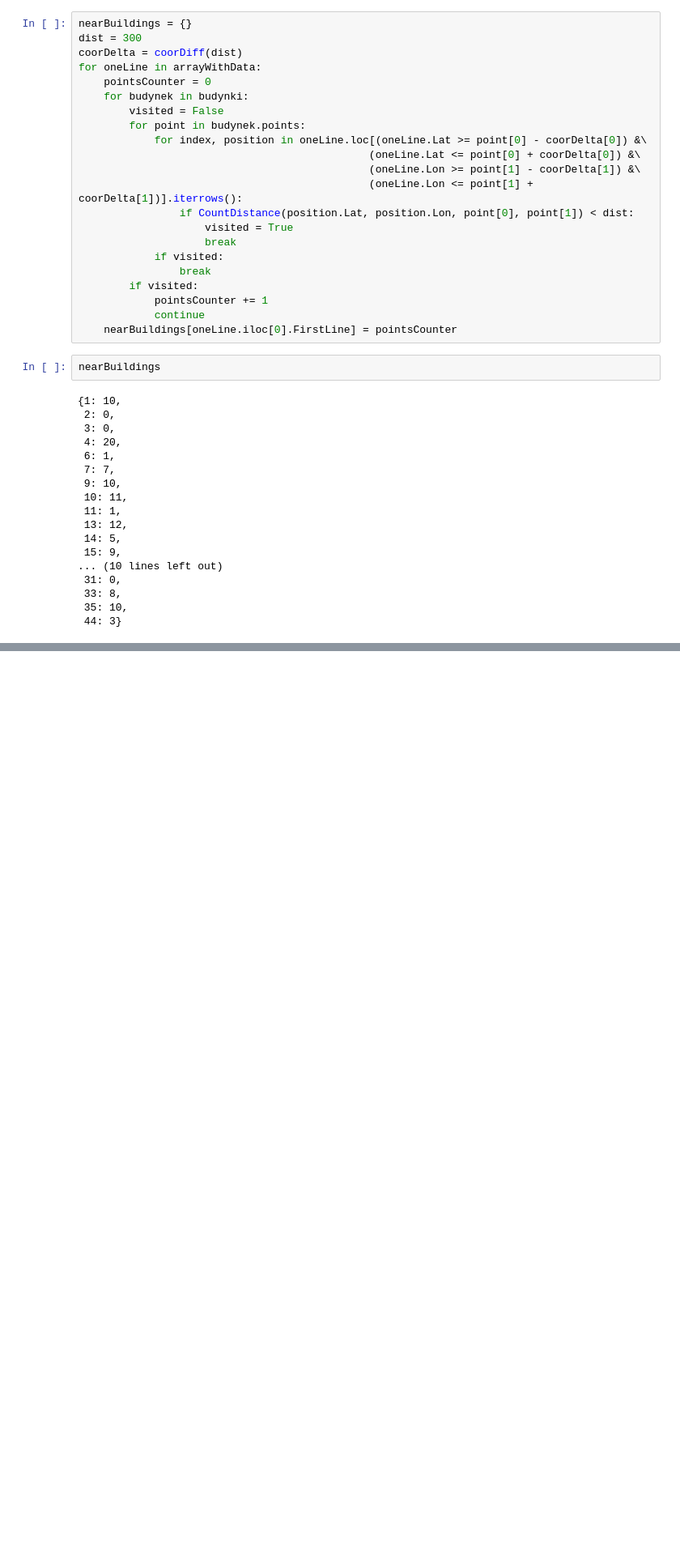
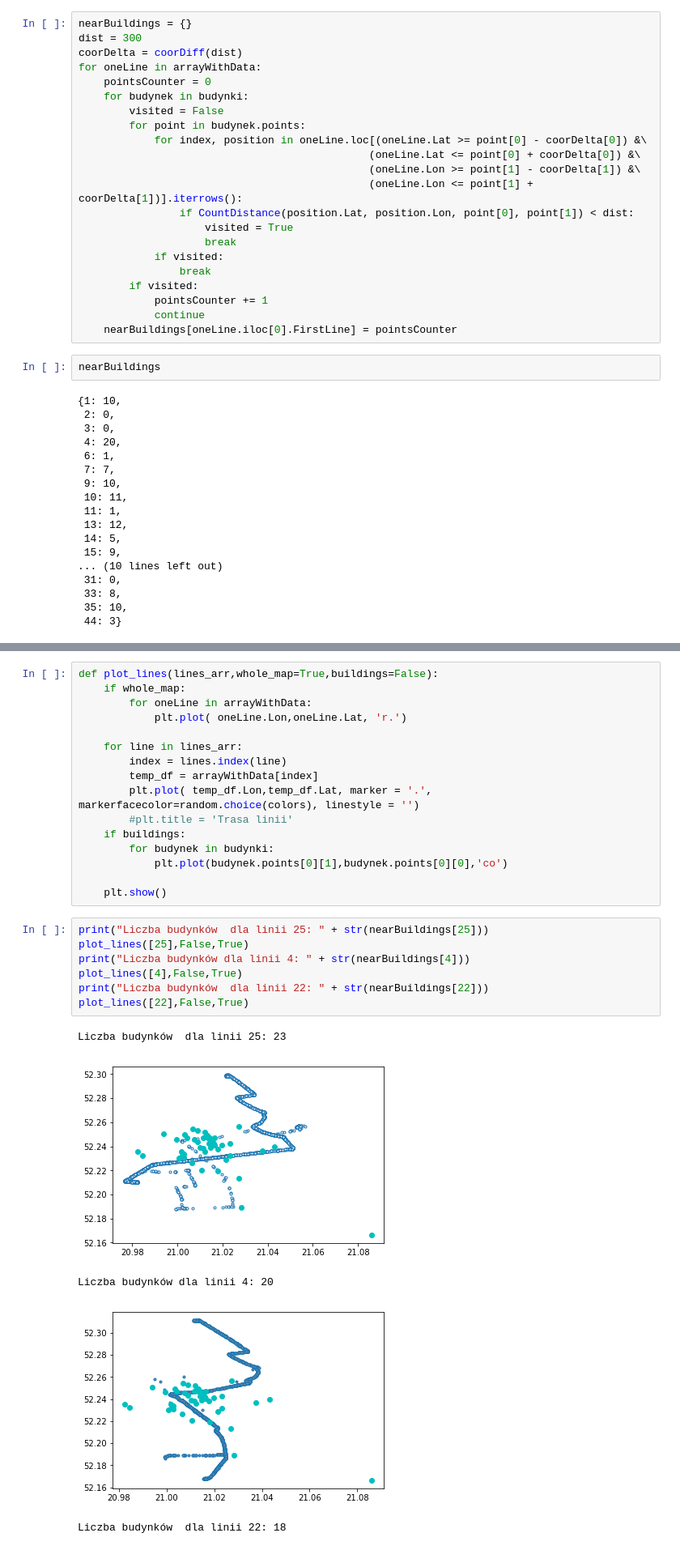
Before and after one commit to lukemuszynski/pd4python, a Jupyter notebook: v0,1.ipynb, the cells around one changed output, grey strips where cells are left out. Shown at 81% size. Saved outputs shown, nothing was run; the diff lists cells and outputs as text; blank space fills up the shorter version.

```diff
--- a/v0,1.ipynb
+++ b/v0,1.ipynb
@@ -231,0 +235,29 @@ nearBuildings
+# %%
+def plot_lines(lines_arr,whole_map=True,buildings=False):
+    if whole_map:
+        for oneLine in arrayWithData:
+            plt.plot( oneLine.Lon,oneLine.Lat, 'r.')
+
+    for line in lines_arr:
+        index = lines.index(line)
+        temp_df = arrayWithData[index]
+        plt.plot( temp_df.Lon,temp_df.Lat, marker = '.', markerfacecolor=random.choice(colors), linestyle = '')
+        #plt.title = 'Trasa linii'
+    if buildings:
+        for budynek in budynki:
+            plt.plot(budynek.points[0][1],budynek.points[0][0],'co')
+
+    plt.show()
+# %%
+print("Liczba budynków  dla linii 25: " + str(nearBuildings[25]))
+plot_lines([25],False,True)
+print("Liczba budynków dla linii 4: " + str(nearBuildings[4]))
+plot_lines([4],False,True)
+print("Liczba budynków  dla linii 22: " + str(nearBuildings[22]))
+plot_lines([22],False,True)
+# %% [output]
+Liczba budynków  dla linii 25: 23
+[figure, added]
+Liczba budynków dla linii 4: 20
+[figure, added]
+Liczba budynków  dla linii 22: 18
```
Also changed, not shown: parts of 2 cells of this notebook.
